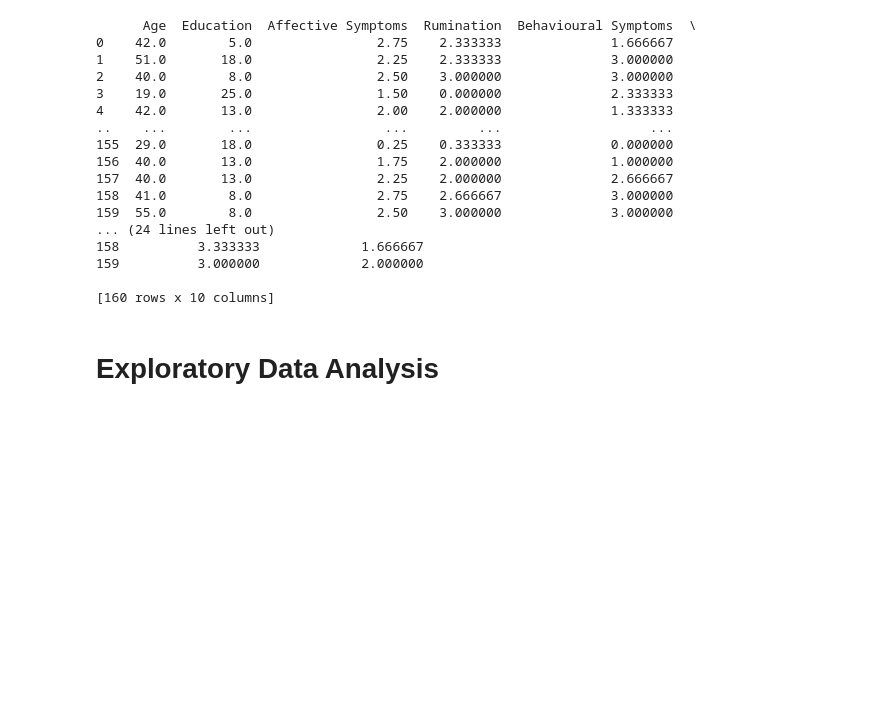
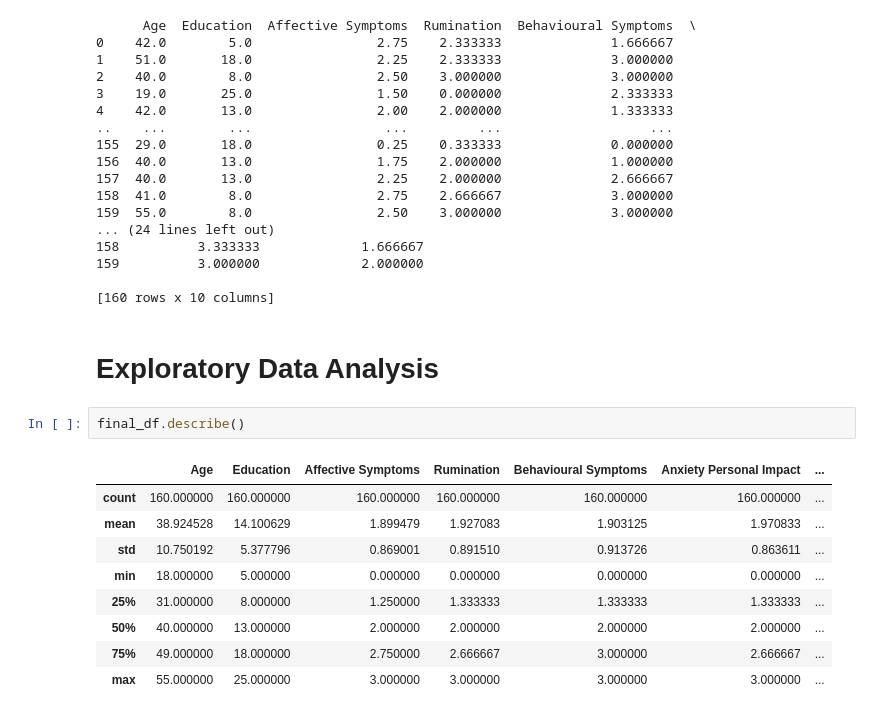
Before and after one commit to categrd/EcoCity, a Jupyter notebook: Final zip/1. Preprocessing.ipynb, the cells around one changed output. Cells and saved outputs as stored; diff of their text form; blank space fills up the shorter version.

```diff
--- a/Final zip/1. Preprocessing.ipynb
+++ b/Final zip/1. Preprocessing.ipynb
@@ -171,3 +174,15 @@ final_df.to_csv('final_df.csv')
 [160 rows x 10 columns]
 # %% [markdown]
 # Exploratory Data Analysis
+# %%
+final_df.describe()
+# %% [output]
+|  | Age | Education | Affective Symptoms | Rumination | Behavioural Symptoms | Anxiety Personal Impact | ... |
+| count | 160.000000 | 160.000000 | 160.000000 | 160.000000 | 160.000000 | 160.000000 | ... |
+| mean | 38.924528 | 14.100629 | 1.899479 | 1.927083 | 1.903125 | 1.970833 | ... |
+| std | 10.750192 | 5.377796 | 0.869001 | 0.891510 | 0.913726 | 0.863611 | ... |
+| min | 18.000000 | 5.000000 | 0.000000 | 0.000000 | 0.000000 | 0.000000 | ... |
+| 25% | 31.000000 | 8.000000 | 1.250000 | 1.333333 | 1.333333 | 1.333333 | ... |
+| 50% | 40.000000 | 13.000000 | 2.000000 | 2.000000 | 2.000000 | 2.000000 | ... |
+| 75% | 49.000000 | 18.000000 | 2.750000 | 2.666667 | 3.000000 | 2.666667 | ... |
+| max | 55.000000 | 25.000000 | 3.000000 | 3.000000 | 3.000000 | 3.000000 | ... |
```
Also changed, not shown: parts of 12 cells of this notebook.
